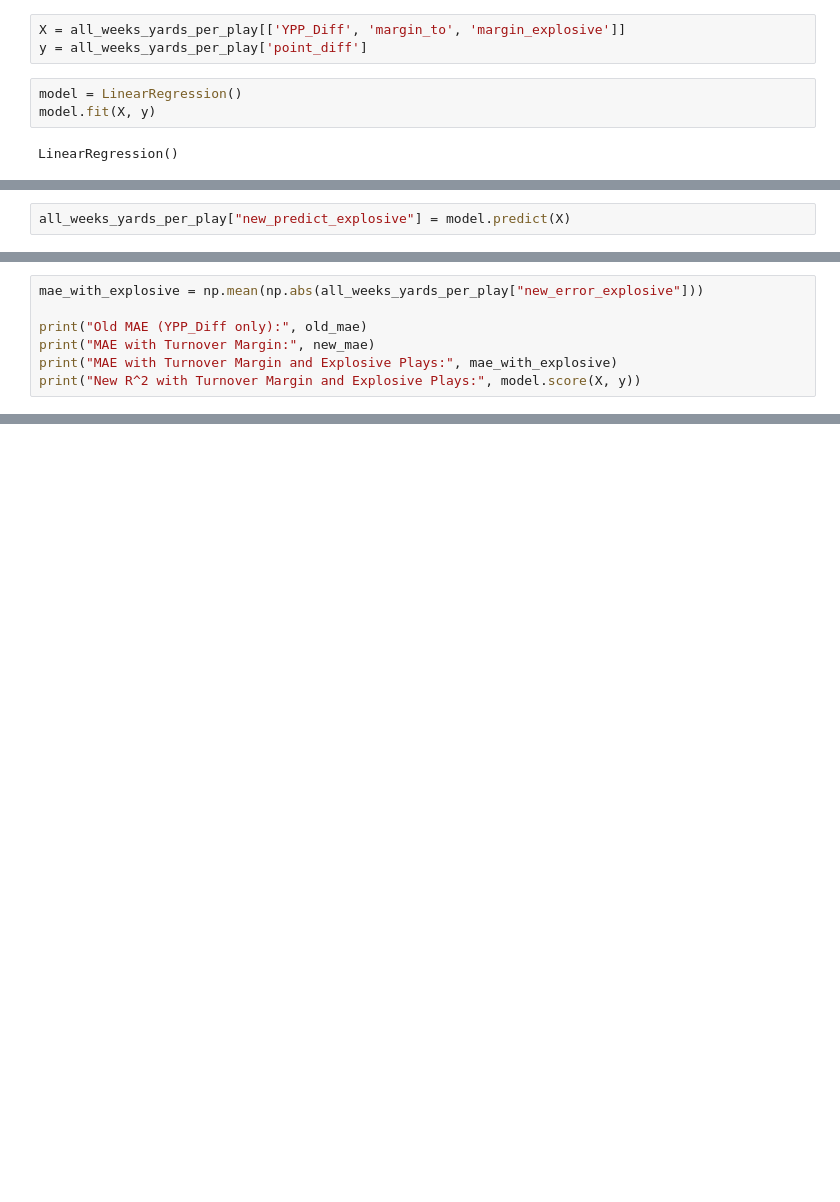
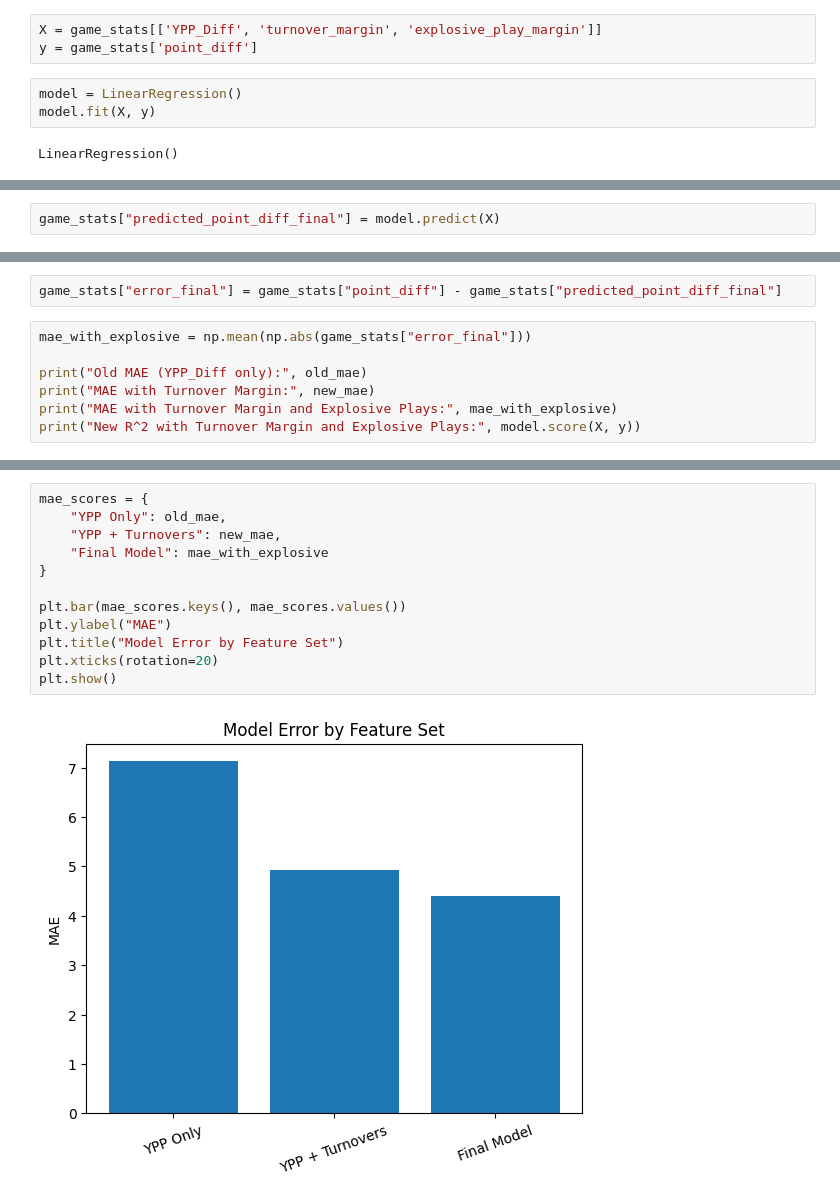
Before and after one commit to patelshri308-commits/DaBears, a Jupyter notebook: cb2025.ipynb, the cells around one changed output, grey strips where cells are left out. Drawn from its saved outputs; the diff is of its cells as text; blank space fills up the shorter version.

Commit message:
finalized notebook.

```diff
--- a/cb2025.ipynb
+++ b/cb2025.ipynb
@@ -899,8 +780,8 @@ all_weeks_yards_per_play
 # %% [markdown]
 By incorporating 'margin_explosive' into our model alongside 'YPP_Diff' and 'margin_to', we have further refined its predictive capability. Let's analyze the new MAE and R-squared to determine the extent of this improvement and discuss what this means for understanding game outcomes.
 # %%
-X = all_weeks_yards_per_play[['YPP_Diff', 'margin_to', 'margin_explosive']]
-y = all_weeks_yards_per_play['point_diff']
+X = game_stats[['YPP_Diff', 'turnover_margin', 'explosive_play_margin']]
+y = game_stats['point_diff']
 # %%
 model = LinearRegression()
 model.fit(X, y)
@@ -923,2 +804,2 @@ R^2: 0.8009217691985631
 # %%
-all_weeks_yards_per_play["new_predict_explosive"] = model.predict(X)
+game_stats["predicted_point_diff_final"] = model.predict(X)
@@ -927,5 +806,7 @@ all_weeks_yards_per_play["new_error_explosive"] = all_weeks_yards_per_play["poin
+# %%
+game_stats["error_final"] = game_stats["point_diff"] - game_stats["predicted_point_diff_final"]
 # %%
-mae_with_explosive = np.mean(np.abs(all_weeks_yards_per_play["new_error_explosive"]))
+mae_with_explosive = np.mean(np.abs(game_stats["error_final"]))
 
 print("Old MAE (YPP_Diff only):", old_mae)
 print("MAE with Turnover Margin:", new_mae)
@@ -958,0 +961,14 @@ all_weeks_yards_per_play
+# %%
+mae_scores = {
+    "YPP Only": old_mae,
+    "YPP + Turnovers": new_mae,
+    "Final Model": mae_with_explosive
+}
+
+plt.bar(mae_scores.keys(), mae_scores.values())
+plt.ylabel("MAE")
+plt.title("Model Error by Feature Set")
+plt.xticks(rotation=20)
+plt.show()
+# %% [output]
+[figure, added]
```
Also changed, not shown: parts of 49 cells of this notebook.
